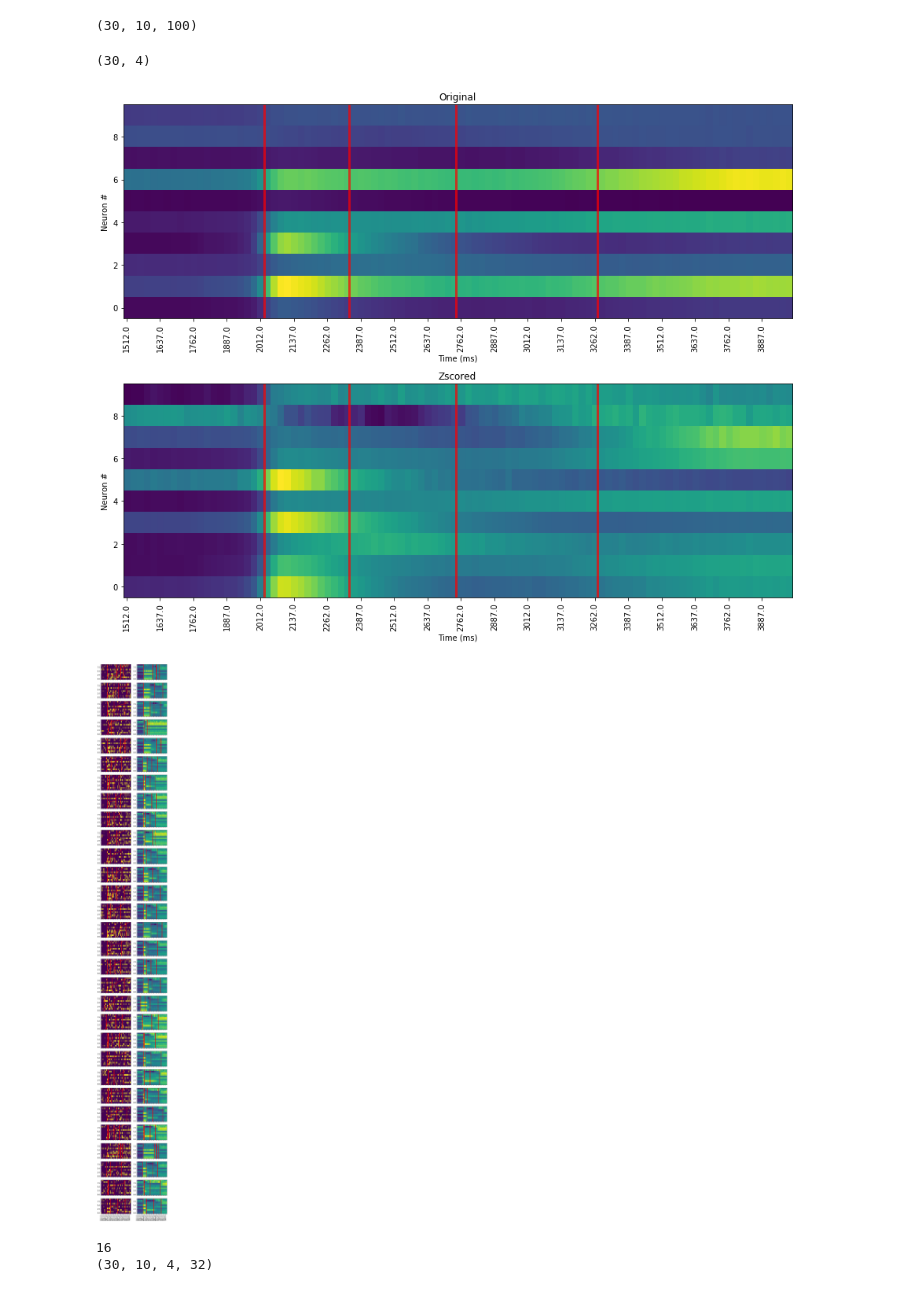
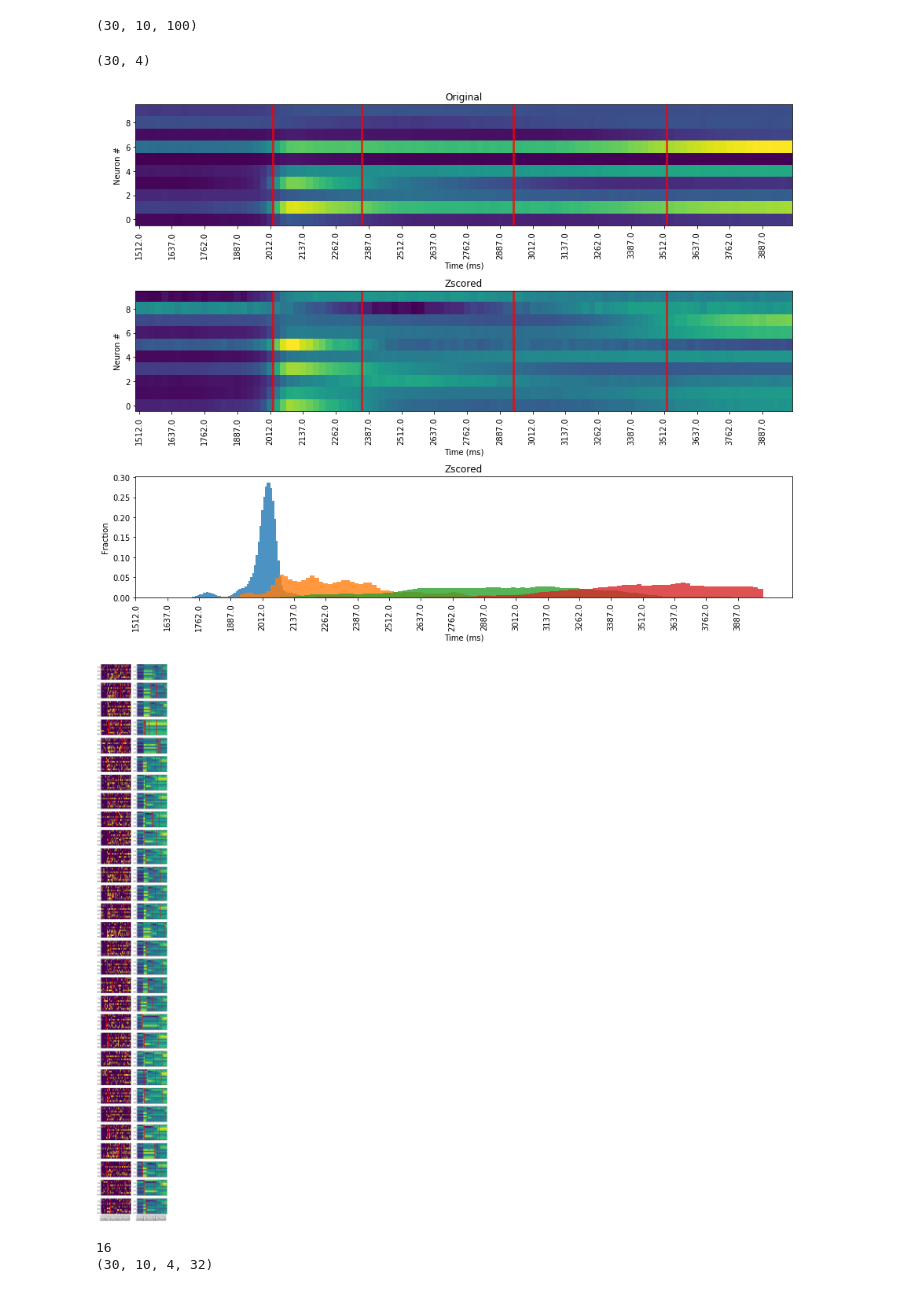
Before and after one commit to abuzarmahmood/firing_space_plot, a Jupyter notebook: changepoint_mcmc/mcmc_population_switch_bernoulli_multi_trial.ipynb, the cells around one changed output. Saved outputs shown, nothing was run; the diff lists cells and outputs as text; code cells hidden in the pictures.

```diff
--- a/changepoint_mcmc/mcmc_population_switch_bernoulli_multi_trial.ipynb
+++ b/changepoint_mcmc/mcmc_population_switch_bernoulli_multi_trial.ipynb
@@ -207,8 +181,8 @@ pm.model_to_graphviz(model)
 [drawing not drawn]
 # %%
 with model:
-    #step= pm.Metropolis()
+    step= pm.Metropolis()
     trace = pm.sample(5000, tune=2500,
-                      #step = step,
+                      step = step,
                       chains = 16, cores = 16)
 # %% [output]
@@ -286,26 +265,35 @@ print(mean_ppc.shape)
 # %%
 mean_tau = np.mean(tau_samples,axis=0)
 print(mean_tau.shape)
 tick_interval = 5
 fig = plt.figure()
-ax = fig.add_subplot(211)
+ax = fig.add_subplot(311)
 ax.imshow(np.mean(mean_ppc,axis=0), aspect='auto', origin='lower')
 plt.xticks(np.arange(0,len(binned_t_vec),tick_interval),binned_t_vec[::tick_interval],rotation='vertical');
 plt.vlines(np.mean(mean_tau,axis=0),-0.5,count_data.shape[1]-0.5,color = 'red',linewidth = 3, alpha = 0.7);
 plt.xlabel('Time (ms)');
 plt.ylabel('Neuron #');
 plt.title('Original')
-ax = fig.add_subplot(212)
+ax = fig.add_subplot(312)
 ax.imshow(stats.zscore(np.mean(mean_ppc,axis=0),axis=-1), aspect='auto', origin='lower')
 plt.xticks(np.arange(0,len(binned_t_vec),tick_interval),binned_t_vec[::tick_interval],rotation='vertical');
 plt.vlines(np.mean(mean_tau,axis=0),-0.5,count_data.shape[1]-0.5,color = 'red',linewidth = 3, alpha = 0.7);
 plt.xlabel('Time (ms)');
 plt.ylabel('Neuron #');
 plt.title('Zscored')
+ax = fig.add_subplot(313)
+long_tau_samples = tau_samples.reshape((-1,tau_samples.shape[-1]))
+for switch in range(long_tau_samples.shape[-1]):
+    ax.hist(long_tau_samples[...,switch],bins = 100, density = True,alpha = 0.8)
+plt.xticks(np.arange(0,len(binned_t_vec),tick_interval),binned_t_vec[::tick_interval],rotation='vertical');
+#plt.vlines(np.mean(mean_tau,axis=0),-0.5,count_data.shape[1]-0.5,color = 'red',linewidth = 3, alpha = 0.7);
+plt.xlabel('Time (ms)');
+plt.ylabel('Fraction');
+plt.title('Zscored')
 plt.tight_layout()
 # %% [output]
 (30, 4)
-[figure, old version]
+[figure, new version]
 # %%
 # Overlay raster with CDF of switchpoints
 zscore_mean_ppc = np.stack([stats.zscore(mean_ppc[:,nrn],axis=None) for nrn in range(mean_ppc.shape[1])]).swapaxes(0,1)
@@ -325,7 +313,7 @@ for col in range(2):
     plt.xticks(np.arange(0,len(binned_t_vec),tick_interval),binned_t_vec[::tick_interval],rotation='vertical');
     plt.xlim(0,len(binned_t_vec))
 # %% [output]
-[figure, old version]
+[figure, new version]
 # %%
 # For visualization
 # Take firing around each transition and stack it together
```
Also changed, not shown: parts of 6 cells of this notebook, 1 other file.
